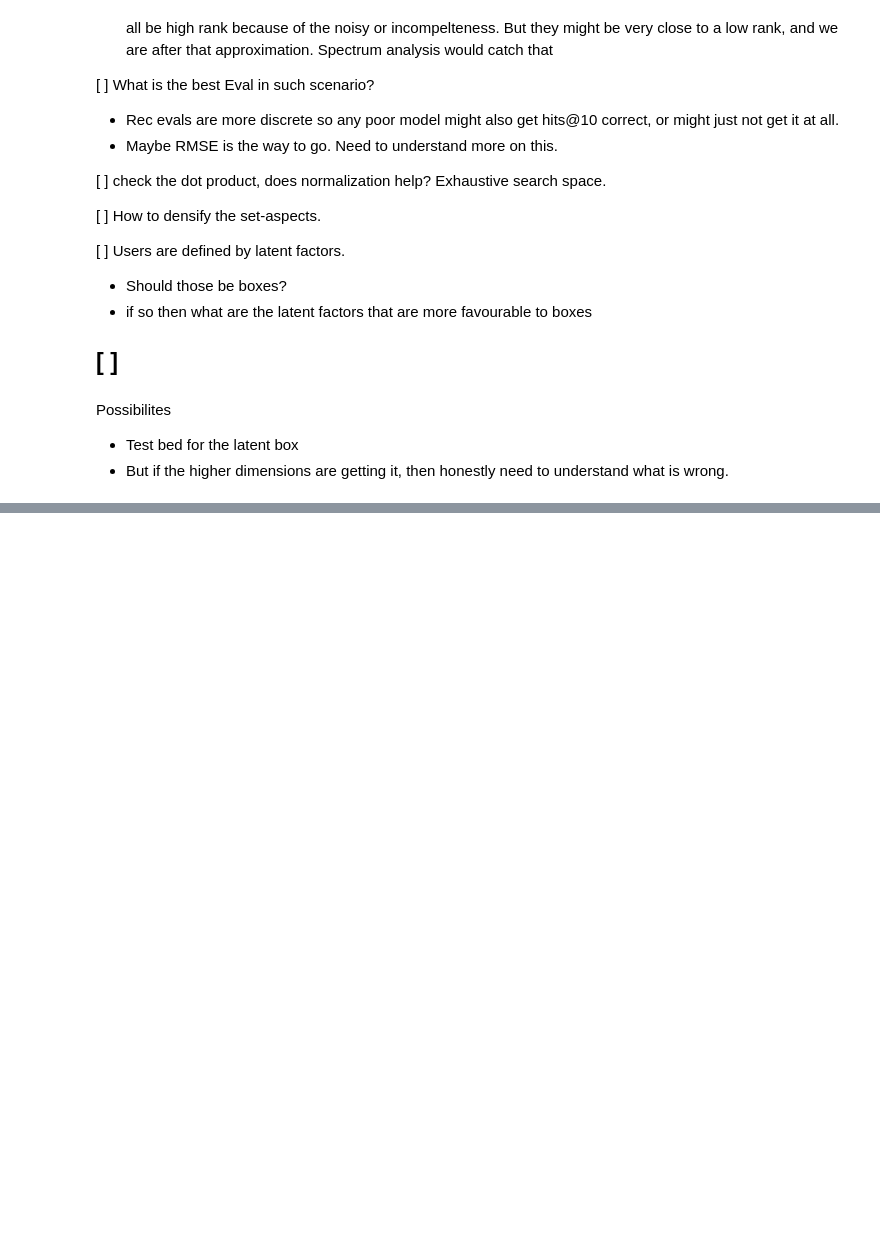
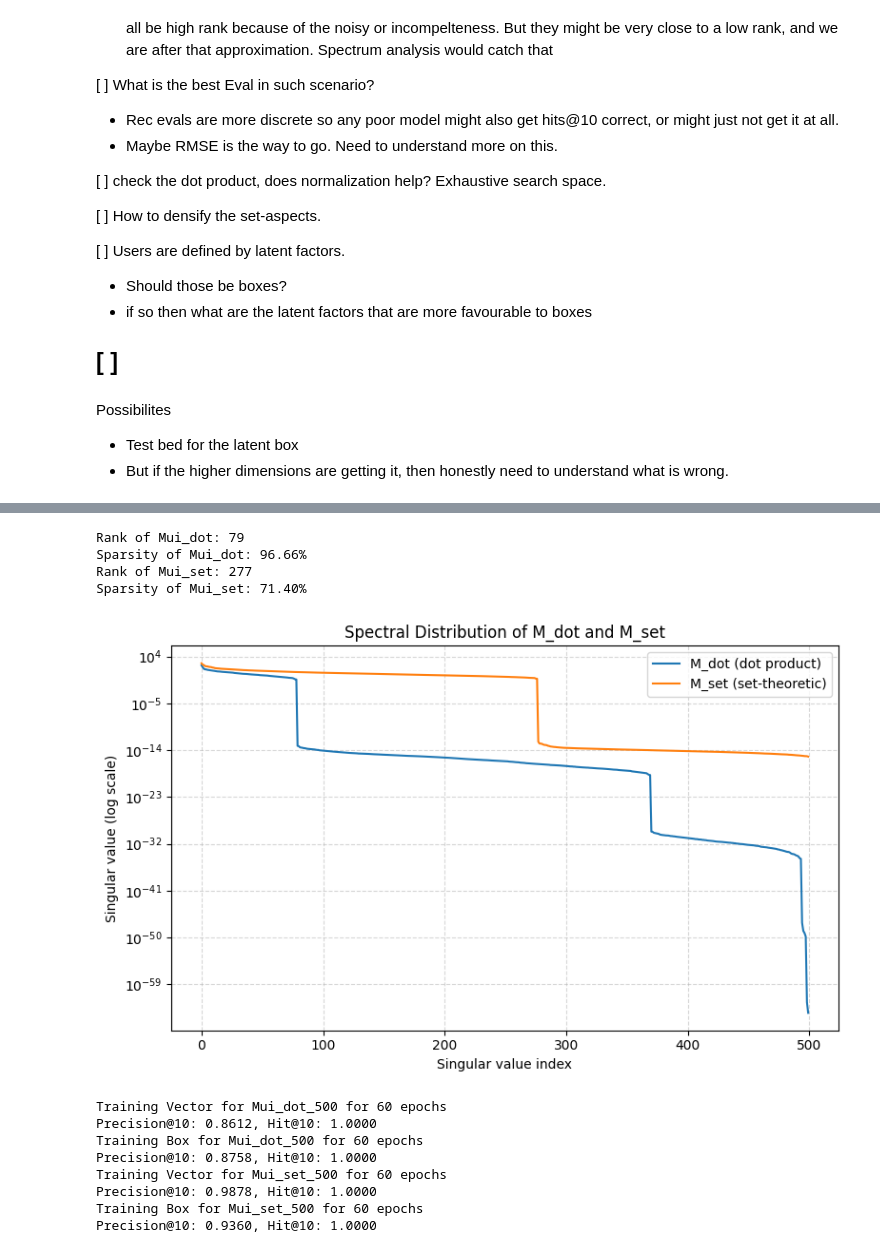
Before and after one commit to ssdasgupta/intersection-vs-dot-product-space, a Jupyter notebook: data_generation.ipynb, the cells around one changed output, grey strips where cells are left out. Drawn from its saved outputs; the diff is of its cells as text; code cells hidden in the pictures; blank space fills up the shorter version.

```diff
--- a/data_generation.ipynb
+++ b/data_generation.ipynb
@@ -780,0 +673,25 @@ Possibilites
+# %%
+Mui_dot_500, Mui_set_500, Mua_500, user_rules_500, conjunctions_500, negations_500 = get_dataset(Mia, num_users=500,
+                                                                         diversity_rounds=8,
+                                                                         int_min=1, int_max=1,
+                                                                         not_min=0, not_max=0)
+
+model_vector_Mui_dot_500, avg_precision_vector_Mui_dot_500, avg_hit_vector_Mui_dot_500 = train_loop(Mui_dot_500, 4, 'MF', 64, 'BCE', 60, 0.005, 'Vector for Mui_dot_500', verbose=False)
+model_box_Mui_dot_500, avg_precision_box_Mui_dot_500, avg_hit_box_Mui_dot_500 = train_loop(Mui_dot_500, 4, 'Box', 32, 'NLL', 60, 0.005, 'Box for Mui_dot_500', verbose=False)
+
+model_vector_Mui_set_500, avg_precision_vector_Mui_set_500, avg_hit_vector_Mui_set_500 = train_loop(Mui_set_500, 4, 'MF', 64, 'BCE', 60, 0.005, 'Vector for Mui_set_500', verbose=False)
+model_box_Mui_set_500, avg_precision_box_Mui_set_500, avg_hit_box_Mui_set_500 = train_loop(Mui_set_500, 4, 'Box', 32, 'NLL', 60, 0.005, 'Box for Mui_set_500', verbose=False)
+# %% [output]
+Rank of Mui_dot: 79
+Sparsity of Mui_dot: 96.66%
+Rank of Mui_set: 277
+Sparsity of Mui_set: 71.40%
+[figure, added]
+Training Vector for Mui_dot_500 for 60 epochs
+Precision@10: 0.8612, Hit@10: 1.0000
+Training Box for Mui_dot_500 for 60 epochs
+Precision@10: 0.8758, Hit@10: 1.0000
+Training Vector for Mui_set_500 for 60 epochs
+Precision@10: 0.9878, Hit@10: 1.0000
+Training Box for Mui_set_500 for 60 epochs
+Precision@10: 0.9360, Hit@10: 1.0000
```
Also changed, not shown: parts of 28 cells of this notebook.
